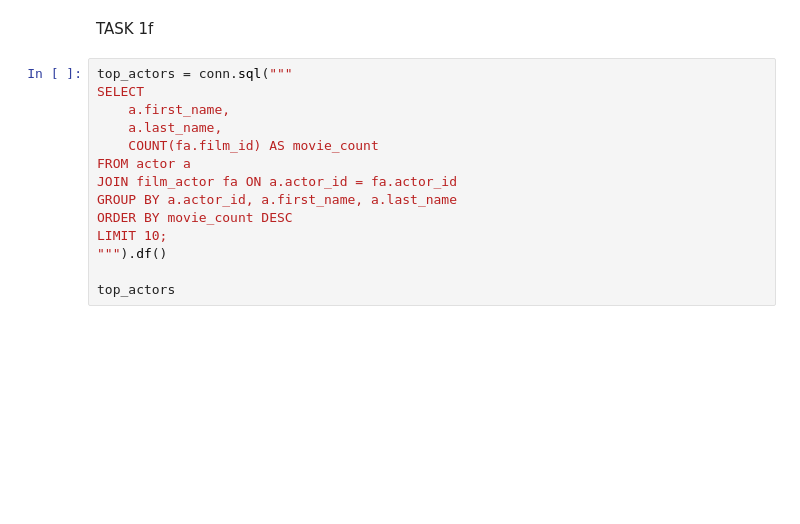
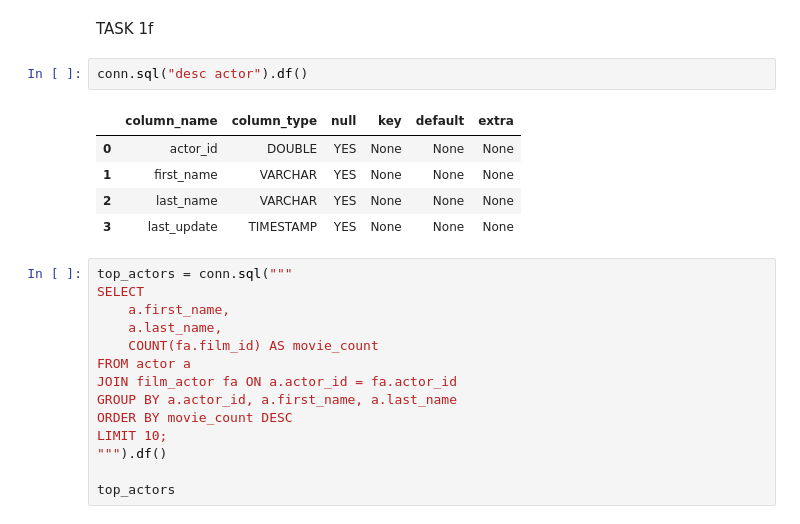
Before and after one commit to Alanzangana1/sakila_lab_alan_zangana, a Jupyter notebook: data/duckdb_pandas.ipynb, the cells around one changed output. Saved outputs shown, nothing was run; the diff lists cells and outputs as text; blank space fills up the shorter version.

```diff
--- a/data/duckdb_pandas.ipynb
+++ b/data/duckdb_pandas.ipynb
@@ -143,6 +160,14 @@ expensive_per_day
 | 9 | CASUALTIES ENCINO | 4.99 | 3 | 1.663333 |
 # %% [markdown]
 TASK 1f
+# %%
+conn.sql("desc actor").df()
+# %% [output]
+|  | column_name | column_type | null | key | default | extra |
+| 0 | actor_id | DOUBLE | YES | None | None | None |
+| 1 | first_name | VARCHAR | YES | None | None | None |
+| 2 | last_name | VARCHAR | YES | None | None | None |
+| 3 | last_update | TIMESTAMP | YES | None | None | None |
 # %%
 top_actors = conn.sql("""
 SELECT
```
Also changed, not shown: parts of 4 cells of this notebook.
